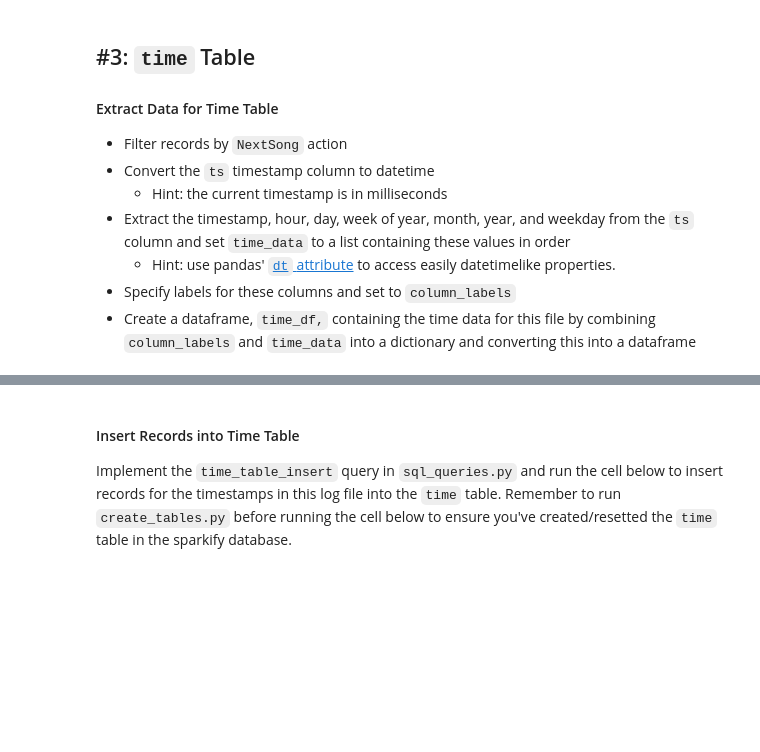
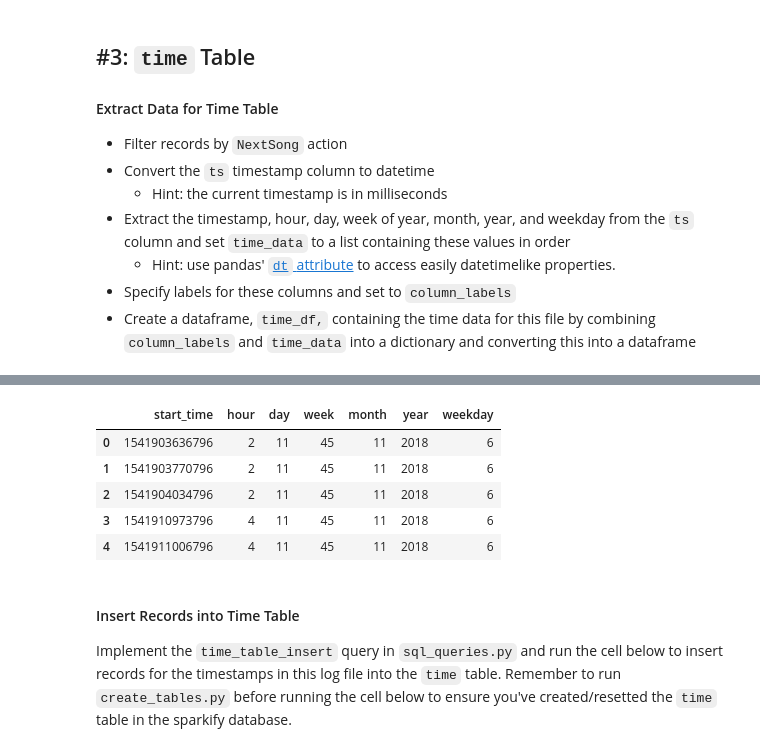
Before and after one commit to yarox/data-eng-nano-project1, a Jupyter notebook: services/jupyter/src/etl.ipynb, the cells around one changed output, grey strips where cells are left out. Cells and saved outputs as stored; diff of their text form; code cells hidden in the pictures; blank space fills up the shorter version.

```diff
--- a/services/jupyter/src/etl.ipynb
+++ b/services/jupyter/src/etl.ipynb
@@ -101,3 +129,3 @@ df.head()
 # %%
-t =
+t = pd.to_datetime(df['ts'], unit='ms')
 t.head()
@@ -107,6 +139,16 @@ column_labels = ()
+# %%
+time_data = (df.ts.values, t.dt.hour.values, t.dt.day.values, t.dt.weekofyear.values, t.dt.month.values, t.dt.year.values, t.dt.weekday.values)
+column_labels = ('start_time', 'hour', 'day', 'week', 'month', 'year', 'weekday')
 # %%
-time_df =
+time_df = pd.DataFrame(dict(zip(column_labels, time_data)))
 time_df.head()
+# %% [output]
+|  | start_time | hour | day | week | month | year | weekday |
+| 0 | 1541903636796 | 2 | 11 | 45 | 11 | 2018 | 6 |
+| 1 | 1541903770796 | 2 | 11 | 45 | 11 | 2018 | 6 |
+| 2 | 1541904034796 | 2 | 11 | 45 | 11 | 2018 | 6 |
+| 3 | 1541910973796 | 4 | 11 | 45 | 11 | 2018 | 6 |
+| 4 | 1541911006796 | 4 | 11 | 45 | 11 | 2018 | 6 |
 # %% [markdown]
 #### Insert Records into Time Table
 Implement the `time_table_insert` query in `sql_queries.py` and run the cell below to insert records for the timestamps in this log file into the `time` table. Remember to run `create_tables.py` before running the cell below to ensure you've created/resetted the `time` table in the sparkify database.
```
Also changed, not shown: parts of 20 cells of this notebook, 1 other file.
